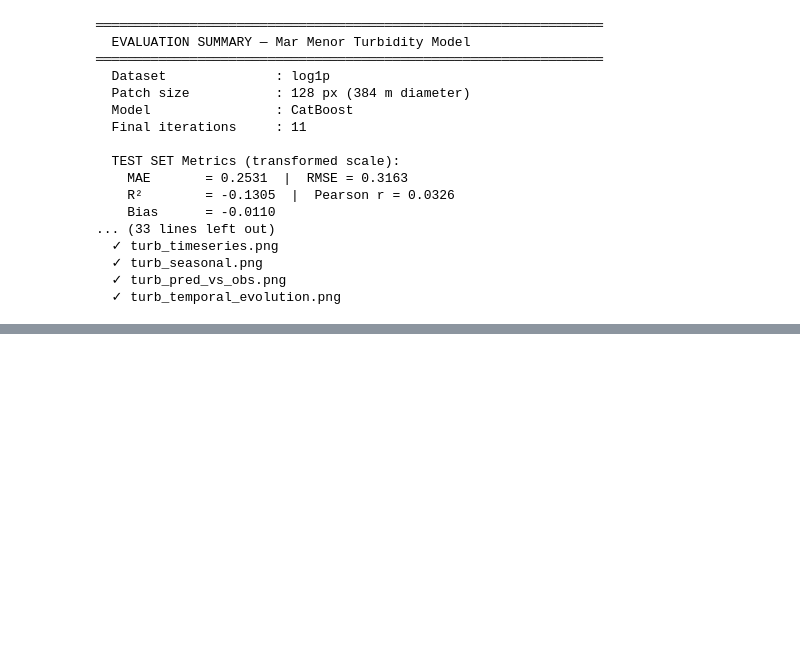
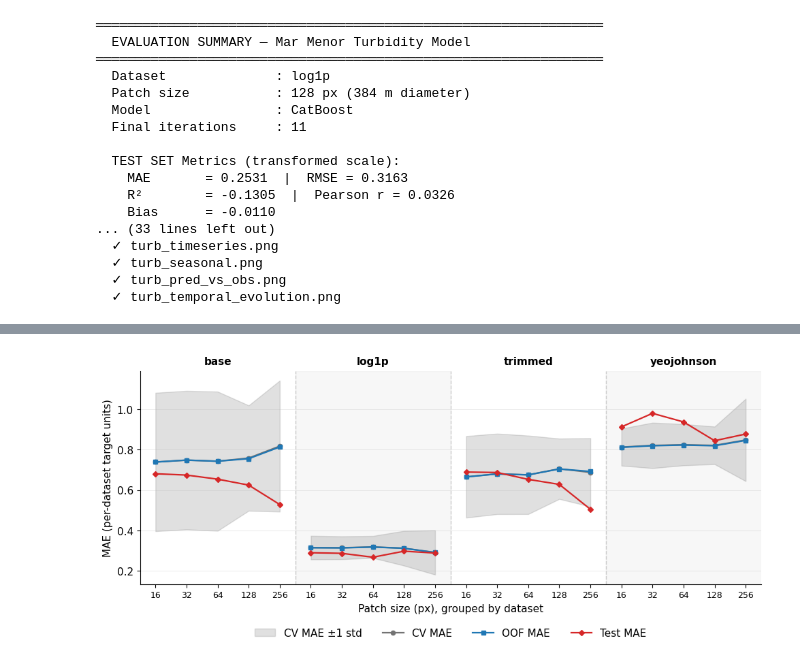
Before and after one commit to adricanovas/turbidity_satellite_estimation, a Jupyter notebook: code/06_model_evaluation.ipynb, the cells around one changed output, grey strips where cells are left out. Drawn from its saved outputs; the diff is of its cells as text; code cells hidden in the pictures; blank space fills up the shorter version.

```diff
--- a/code/06_model_evaluation.ipynb
+++ b/code/06_model_evaluation.ipynb
@@ -858,0 +980,62 @@ for fname in ['eval_heatmap_GBR.png',   'eval_heatmap_CatBoost.png',
+# %%
+from pathlib import Path
+import numpy as np
+import pandas as pd
+import matplotlib.pyplot as plt
+
+MODEL = "GBR"
+DATASET_ORDER = ["base", "log1p", "trimmed", "yeojohnson"]   # x-axis grouping order
+
+CANDS = [Path("results/model_metrics.csv"), Path("../results/model_metrics.csv")]
+METRICS = next((p for p in CANDS if p.exists()), None)
+if METRICS is None:
+    raise FileNotFoundError("model_metrics.csv not found - adjust the path.")
+
+df = pd.read_csv(METRICS)
+df = df[df.model == MODEL].copy()
+df["dataset"] = pd.Categorical(df["dataset"], categories=DATASET_ORDER, ordered=True)
+df = df.sort_values(["dataset", "patch_px"]).reset_index(drop=True)   # 20 configs
+
+x = np.arange(len(df))
+patches = df["patch_px"].to_numpy()
+gsize = df.groupby("dataset", observed=True).size().iloc[0]          # configs per dataset (=5)
+
+plt.rcParams.update({"font.size": 11, "axes.spines.top": False, "axes.spines.right": False})
+fig, ax = plt.subplots(figsize=(10, 4.6))
+
+CV_C, OOF_C, TEST_C = "0.45", "tab:blue", "tab:red"
+first = True
+for gi, (ds, d) in enumerate(df.groupby("dataset", observed=True)):
+    xs = x[d.index]
+    ax.axvspan(xs[0] - 0.5, xs[-1] + 0.5, color="0.5",
+               alpha=0.06 if gi % 2 else 0.0, zorder=0)          # alternating group bands
+    lbl = (lambda s: s if first else None)                       # legend only once
+    # plot each dataset as its own segment so lines don't cross group boundaries
+    ax.fill_between(xs, d.cv_mae - d.cv_mae_std, d.cv_mae + d.cv_mae_std,
+                    color=CV_C, alpha=0.22, zorder=1, label=lbl("CV MAE \u00b11 std"))
+    ax.plot(xs, d.cv_mae,   "-o", color=CV_C,   ms=4.5, lw=1.6, zorder=3, label=lbl("CV MAE"))
+    ax.plot(xs, d.oof_mae,  "-s", color=OOF_C,  ms=4.5, lw=1.6, zorder=4, label=lbl("OOF MAE"))
+    ax.plot(xs, d.test_mae, "-D", color=TEST_C, ms=4.5, lw=1.6, zorder=5, label=lbl("Test MAE"))
+    first = False
+
+# group separators + dataset labels on top
+for gi in range(1, len(DATASET_ORDER)):
+    ax.axvline(gi * gsize - 0.5, color="0.8", lw=1.0, ls="--", zorder=0)
+trans = ax.get_xaxis_transform()
+for gi, ds in enumerate(DATASET_ORDER):
+    ax.text(gi * gsize + (gsize - 1) / 2, 1.02, ds, transform=trans,
+            ha="center", va="bottom", fontsize=11, fontweight="bold")
+
+ax.set_xticks(x); ax.set_xticklabels(patches, fontsize=9)
+ax.set_xlim(-0.5, len(df) - 0.5)
+ax.set_xlabel("Patch size (px), grouped by dataset")
+ax.set_ylabel("MAE (per-dataset target units)")
+ax.grid(True, axis="y", alpha=0.25, linewidth=0.7)
+ax.legend(frameon=False, ncol=4, loc="upper center", bbox_to_anchor=(0.5, -0.16))
+fig.tight_layout()
+
+fig.savefig(METRICS.parent / "figure6_overfitting_diagnosis.png", dpi=300, bbox_inches="tight")
+fig.savefig(METRICS.parent / "figure6_overfitting_diagnosis.pdf", bbox_inches="tight")
+plt.show()
+# %% [output]
+[figure, added]
```
Also changed, not shown: parts of 2 cells of this notebook, 16 other files.
